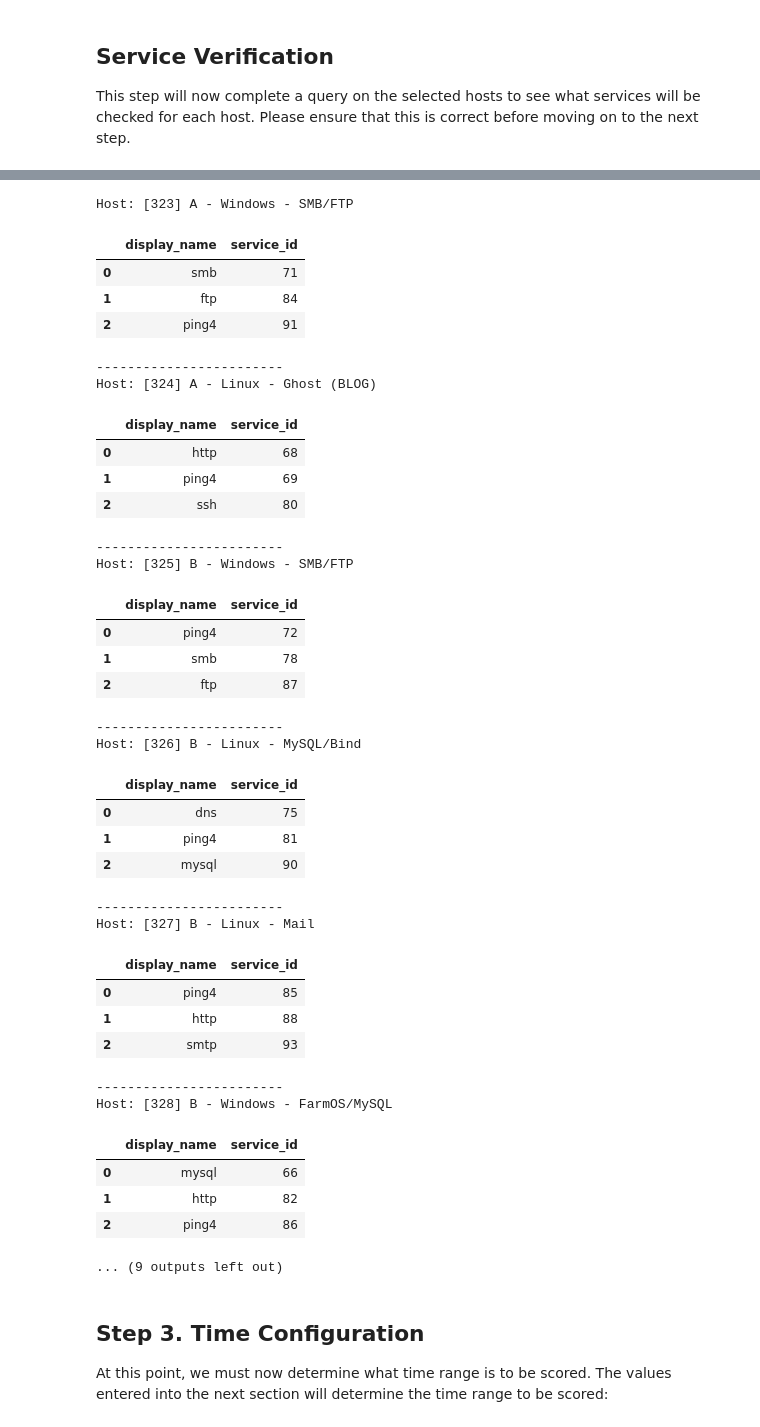
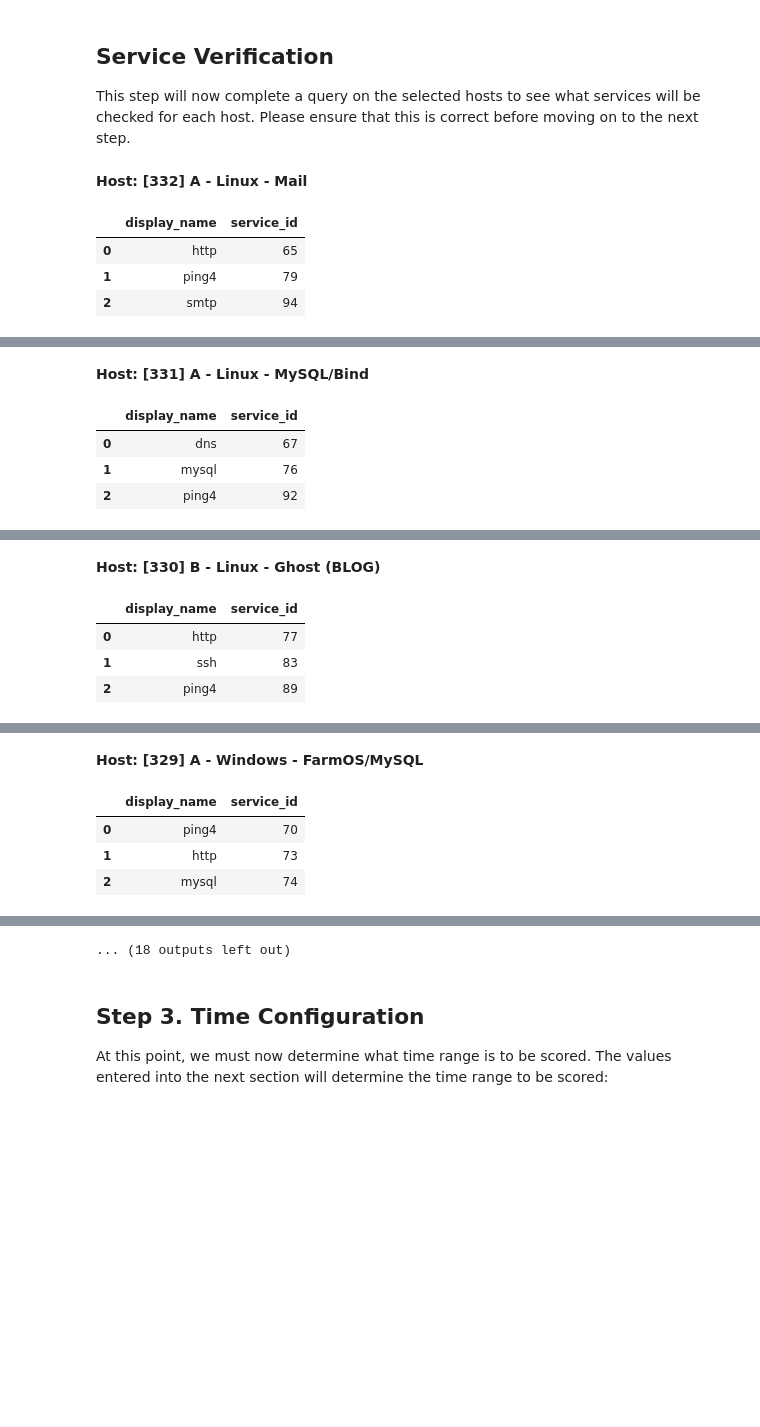
Before and after one commit to Helithumper/icinga_utilities, a Jupyter notebook: scripts/Scoring Engine.ipynb, the cells around one changed output, grey strips where cells are left out. Drawn from its saved outputs; the diff is of its cells as text; code cells hidden in the pictures; blank space fills up the shorter version.

```diff
--- a/scripts/Scoring Engine.ipynb
+++ b/scripts/Scoring Engine.ipynb
@@ -68,18 +73,23 @@ This step will now complete a query on the selected hosts to see what services w
 # %%
 for host in scored_hosts:
     query = "select service_id, display_name from icinga_services where host_object_id = %s;" % host
 
     cursor.execute(query)
 
     services = cursor.fetchall()
 
     query = "select display_name from icinga_hosts where host_object_id = %d" % host
 
     cursor.execute(query)
 
     hostname = cursor.fetchone()['display_name']
 
-    print("Host: [%s] %s" % (host,hostname))
+    display(HTML("<b>Host: [%s] %s</b>" % (host,hostname)))
     display(pd.DataFrame.from_dict(services))
-    print("------------------------")
+    display(HTML("<hr size=\"30\">"))
 # %% [output]
+Host: [332] A - Linux - Mail
+|  | display_name | service_id |
+| 0 | http | 65 |
+| 1 | ping4 | 79 |
+| 2 | smtp | 94 |
@@ -85,0 +97,5 @@ for host in scored_hosts:
+Host: [331] A - Linux - MySQL/Bind
+|  | display_name | service_id |
+| 0 | dns | 67 |
+| 1 | mysql | 76 |
+| 2 | ping4 | 92 |
@@ -85,0 +103,5 @@ for host in scored_hosts:
+Host: [330] B - Linux - Ghost (BLOG)
+|  | display_name | service_id |
+| 0 | http | 77 |
+| 1 | ssh | 83 |
+| 2 | ping4 | 89 |
@@ -85,0 +109,5 @@ for host in scored_hosts:
+Host: [329] A - Windows - FarmOS/MySQL
+|  | display_name | service_id |
+| 0 | ping4 | 70 |
+| 1 | http | 73 |
+| 2 | mysql | 74 |
@@ -86,39 +115,4 @@ for host in scored_hosts:
-Host: [323] A - Windows - SMB/FTP
+... (18 outputs left out)
-|  | display_name | service_id |
-| 0 | smb | 71 |
-| 1 | ftp | 84 |
-| 2 | ping4 | 91 |
-------------------------
-Host: [324] A - Linux - Ghost (BLOG)
-|  | display_name | service_id |
-| 0 | http | 68 |
-| 1 | ping4 | 69 |
-| 2 | ssh | 80 |
-------------------------
-Host: [325] B - Windows - SMB/FTP
-|  | display_name | service_id |
-| 0 | ping4 | 72 |
-| 1 | smb | 78 |
-| 2 | ftp | 87 |
-------------------------
-Host: [326] B - Linux - MySQL/Bind
-|  | display_name | service_id |
-| 0 | dns | 75 |
-| 1 | ping4 | 81 |
-| 2 | mysql | 90 |
-------------------------
-Host: [327] B - Linux - Mail
-|  | display_name | service_id |
-| 0 | ping4 | 85 |
-| 1 | http | 88 |
-| 2 | smtp | 93 |
-------------------------
-Host: [328] B - Windows - FarmOS/MySQL
-|  | display_name | service_id |
-| 0 | mysql | 66 |
-| 1 | http | 82 |
-| 2 | ping4 | 86 |
-... (9 outputs left out)
 # %% [markdown]
 ## Step 3. Time Configuration
 At this point, we must now determine what time range is to be scored. The values entered into the next section will determine the time range to be scored:
```
Also changed, not shown: parts of 7 cells of this notebook, 1 other file.
